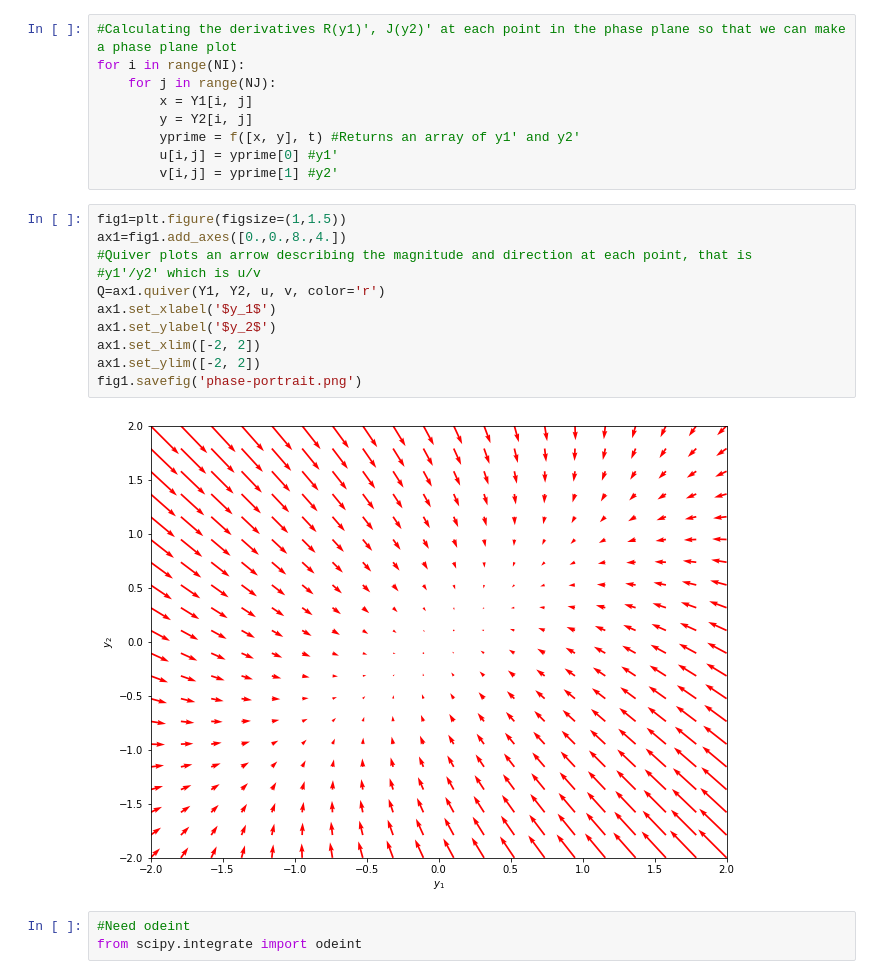
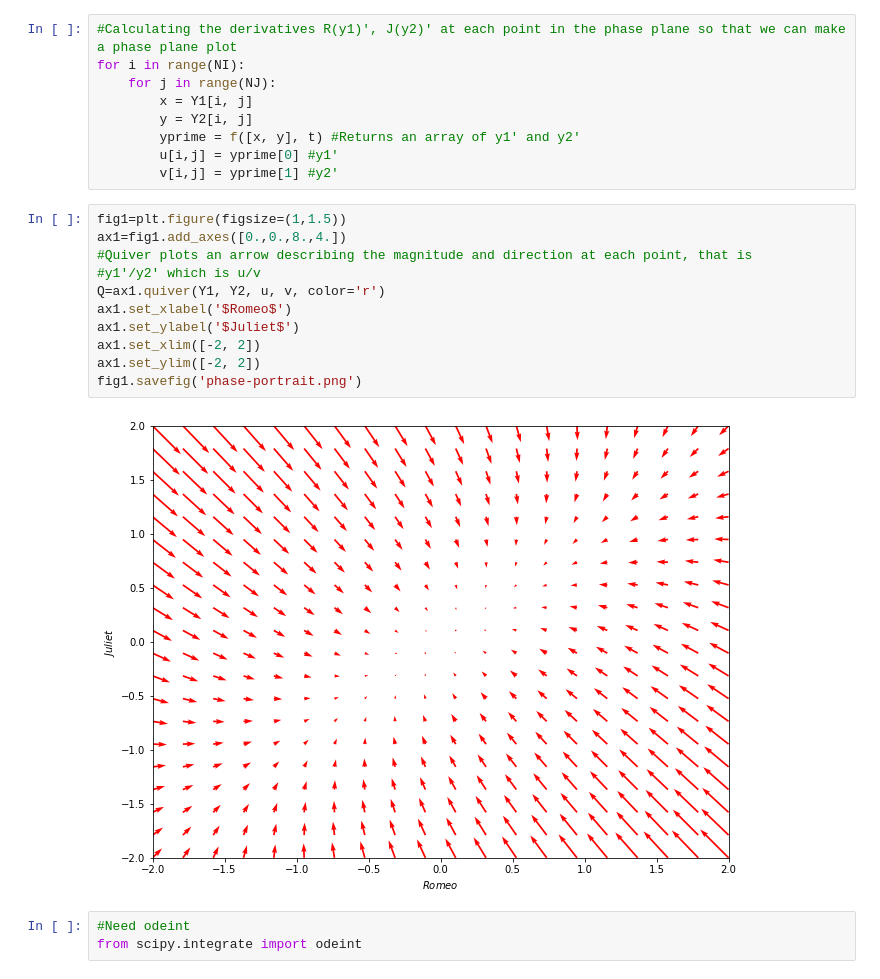
Before and after one commit to uwmadison-qbio/QBio_Summer2019, a Jupyter notebook: RomeoAndJuliet.ipynb, the cells around one changed output. Drawn from its saved outputs; the diff is of its cells as text.

```diff
--- a/RomeoAndJuliet.ipynb
+++ b/RomeoAndJuliet.ipynb
@@ -32,16 +33,16 @@ for i in range(NI):
 # %%
 fig1=plt.figure(figsize=(1,1.5))
 ax1=fig1.add_axes([0.,0.,8.,4.])
 #Quiver plots an arrow describing the magnitude and direction at each point, that is
 #y1'/y2' which is u/v
 Q=ax1.quiver(Y1, Y2, u, v, color='r')
-ax1.set_xlabel('$y_1$')
-ax1.set_ylabel('$y_2$')
+ax1.set_xlabel('$Romeo$')
+ax1.set_ylabel('$Juliet$')
 ax1.set_xlim([-2, 2])
 ax1.set_ylim([-2, 2])
 fig1.savefig('phase-portrait.png')
 # %% [output]
-[figure, old version]
+[figure, new version]
 # %%
 #Need odeint
 from scipy.integrate import odeint
```
Also changed, not shown: parts of 5 cells of this notebook.
